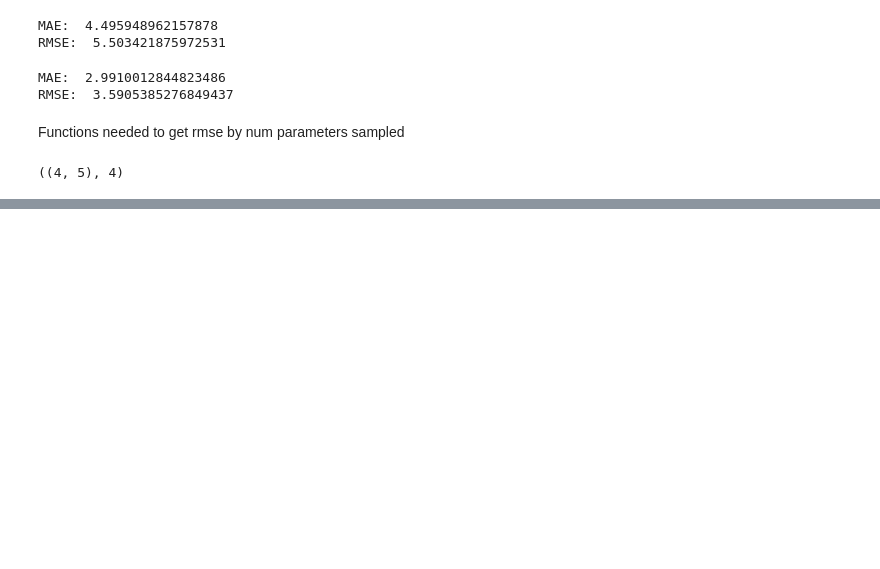
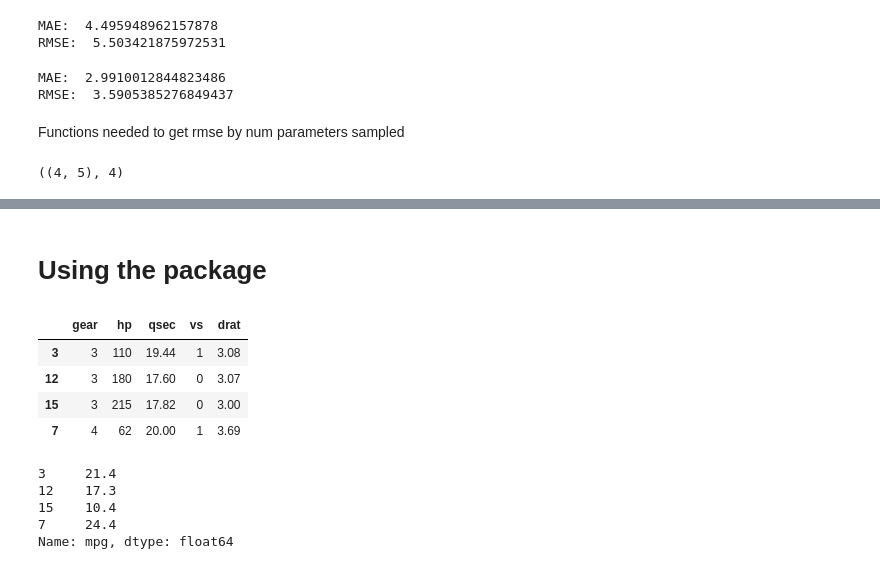
Before and after one commit to jeanimal/double_descent_dar, a Jupyter notebook: src/double_descent_mtcars_reg.ipynb, the cells around one changed output, grey strips where cells are left out. Saved outputs shown, nothing was run; the diff lists cells and outputs as text; code cells hidden in the pictures; blank space fills up the shorter version.

```diff
--- a/src/double_descent_mtcars_reg.ipynb
+++ b/src/double_descent_mtcars_reg.ipynb
@@ -176,0 +177,2 @@ num_cols: 8, mean rmse:    5.9622
+# %% [markdown]
+# Using the package
@@ -176,0 +181,22 @@ num_cols: 8, mean rmse:    5.9622
+# %%
+random_state = 10 # For reproducibility
+num_sampled_rows = 4
+num_sampled_columns = 5
+# %%
+X_sub, y_sub = sample_eval.sample_rows_and_cols(X, y, num_sampled_rows=num_sampled_rows, num_sampled_columns=num_sampled_columns, random_state=random_state, replace=False)
+# %%
+X_sub
+# %% [output]
+|  | gear | hp | qsec | vs | drat |
+| 3 | 3 | 110 | 19.44 | 1 | 3.08 |
+| 12 | 3 | 180 | 17.60 | 0 | 3.07 |
+| 15 | 3 | 215 | 17.82 | 0 | 3.00 |
+| 7 | 4 | 62 | 20.00 | 1 | 3.69 |
+# %%
+y_sub
+# %% [output]
+3     21.4
+12    17.3
+15    10.4
+7     24.4
+Name: mpg, dtype: float64
```
Also changed, not shown: parts of 6 cells of this notebook, 3 other files.
